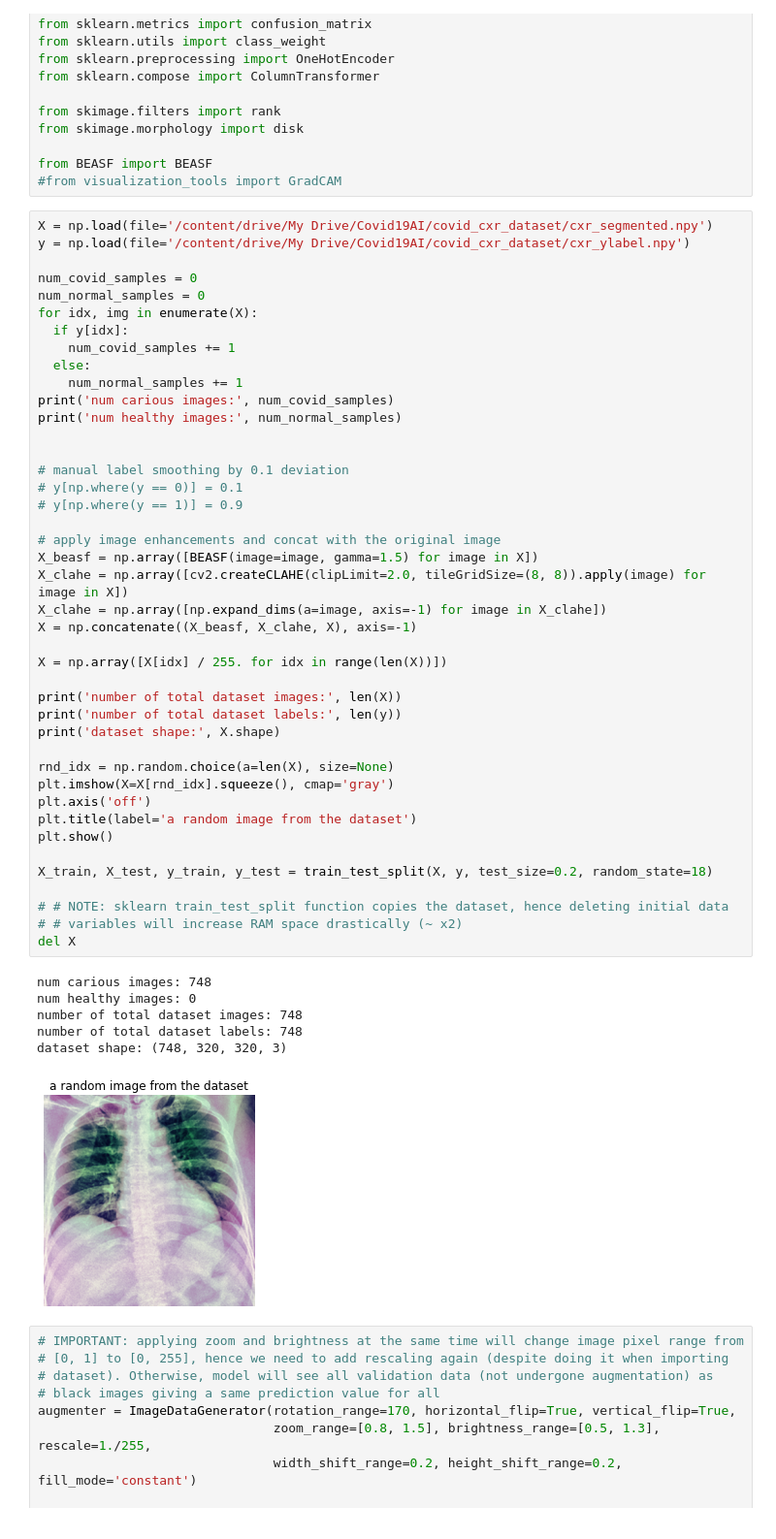
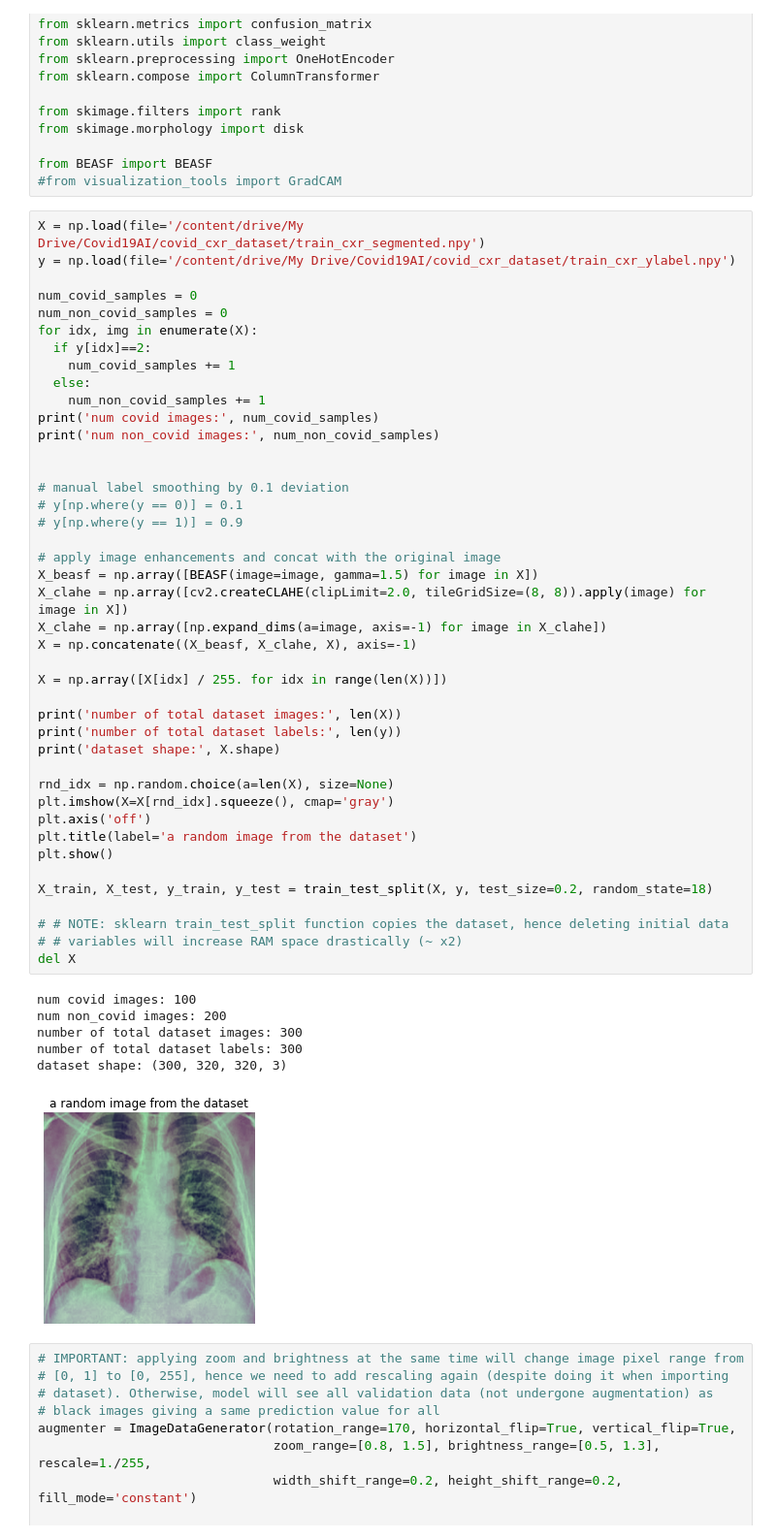
Before and after one commit to DL-COVID-Nischidha/dl_covid, a Jupyter notebook: 2.Training_model.ipynb, the cells around one changed output. Shown at 97% size. Saved outputs shown, nothing was run; the diff lists cells and outputs as text.

```diff
--- a/2.Training_model.ipynb
+++ b/2.Training_model.ipynb
@@ -29,54 +29,54 @@ from skimage.morphology import disk
 from BEASF import BEASF
 #from visualization_tools import GradCAM
 # %%
-X = np.load(file='/content/drive/My Drive/Covid19AI/covid_cxr_dataset/cxr_segmented.npy')
-y = np.load(file='/content/drive/My Drive/Covid19AI/covid_cxr_dataset/cxr_ylabel.npy')
+X = np.load(file='/content/drive/My Drive/Covid19AI/covid_cxr_dataset/train_cxr_segmented.npy')
+y = np.load(file='/content/drive/My Drive/Covid19AI/covid_cxr_dataset/train_cxr_ylabel.npy')
 
 num_covid_samples = 0
-num_normal_samples = 0
+num_non_covid_samples = 0
 for idx, img in enumerate(X):
-  if y[idx]:
+  if y[idx]==2:
     num_covid_samples += 1
   else:
-    num_normal_samples += 1
-print('num carious images:', num_covid_samples)
-print('num healthy images:', num_normal_samples)
+    num_non_covid_samples += 1
+print('num covid images:', num_covid_samples)
+print('num non_covid images:', num_non_covid_samples)
 
 
 # manual label smoothing by 0.1 deviation
 # y[np.where(y == 0)] = 0.1
 # y[np.where(y == 1)] = 0.9
 
 # apply image enhancements and concat with the original image
 X_beasf = np.array([BEASF(image=image, gamma=1.5) for image in X])
 X_clahe = np.array([cv2.createCLAHE(clipLimit=2.0, tileGridSize=(8, 8)).apply(image) for image in X])
 X_clahe = np.array([np.expand_dims(a=image, axis=-1) for image in X_clahe])
 X = np.concatenate((X_beasf, X_clahe, X), axis=-1)
 
 X = np.array([X[idx] / 255. for idx in range(len(X))])
 
 print('number of total dataset images:', len(X))
 print('number of total dataset labels:', len(y))
 print('dataset shape:', X.shape)
 
 rnd_idx = np.random.choice(a=len(X), size=None)
 plt.imshow(X=X[rnd_idx].squeeze(), cmap='gray')
 plt.axis('off')
 plt.title(label='a random image from the dataset')
 plt.show()
 
 X_train, X_test, y_train, y_test = train_test_split(X, y, test_size=0.2, random_state=18)
 
 # # NOTE: sklearn train_test_split function copies the dataset, hence deleting initial data
 # # variables will increase RAM space drastically (~ x2)
 del X
 # %% [output]
-num carious images: 748
-num healthy images: 0
-number of total dataset images: 748
-number of total dataset labels: 748
-dataset shape: (748, 320, 320, 3)
+num covid images: 100
+num non_covid images: 200
+number of total dataset images: 300
+number of total dataset labels: 300
+dataset shape: (300, 320, 320, 3)
-[figure, old version]
+[figure, new version]
 # %%
 # IMPORTANT: applying zoom and brightness at the same time will change image pixel range from
 # [0, 1] to [0, 255], hence we need to add rescaling again (despite doing it when importing
```
Also changed, not shown: parts of 3 cells of this notebook.
